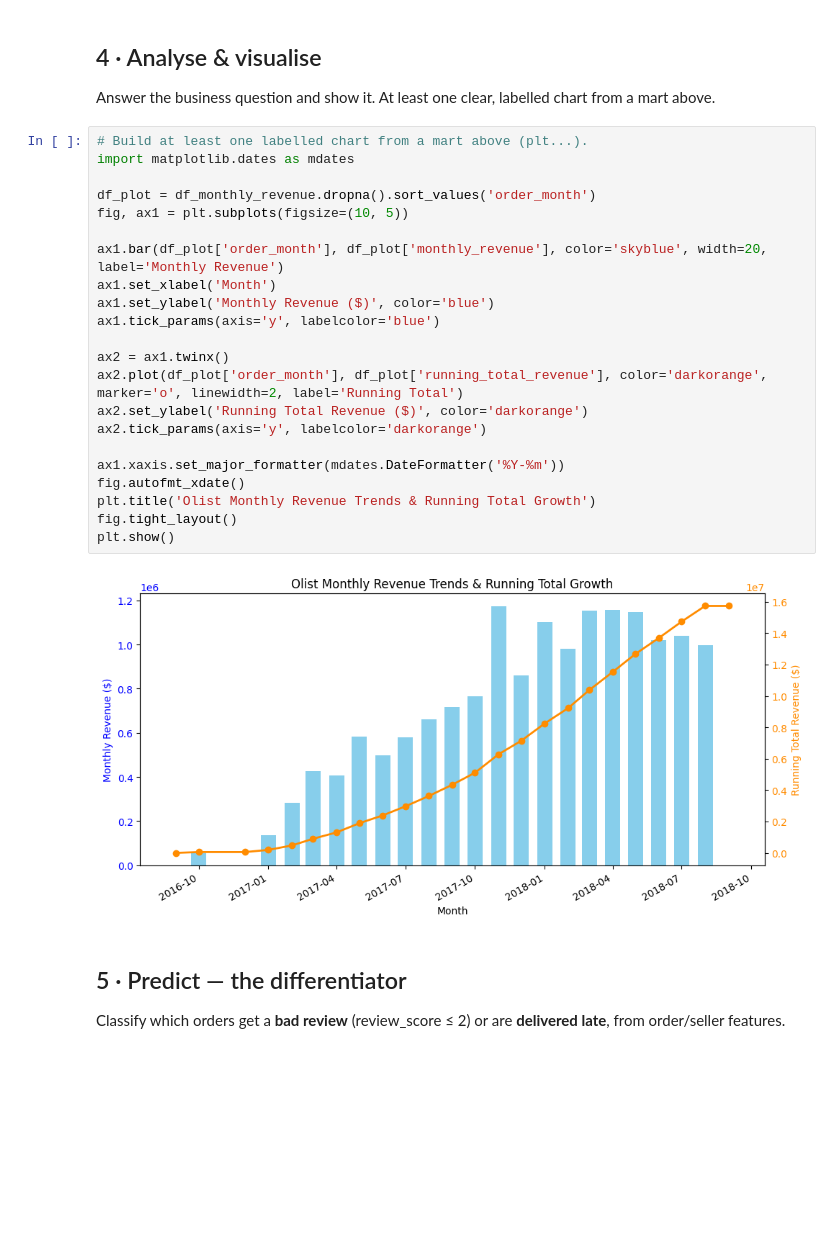
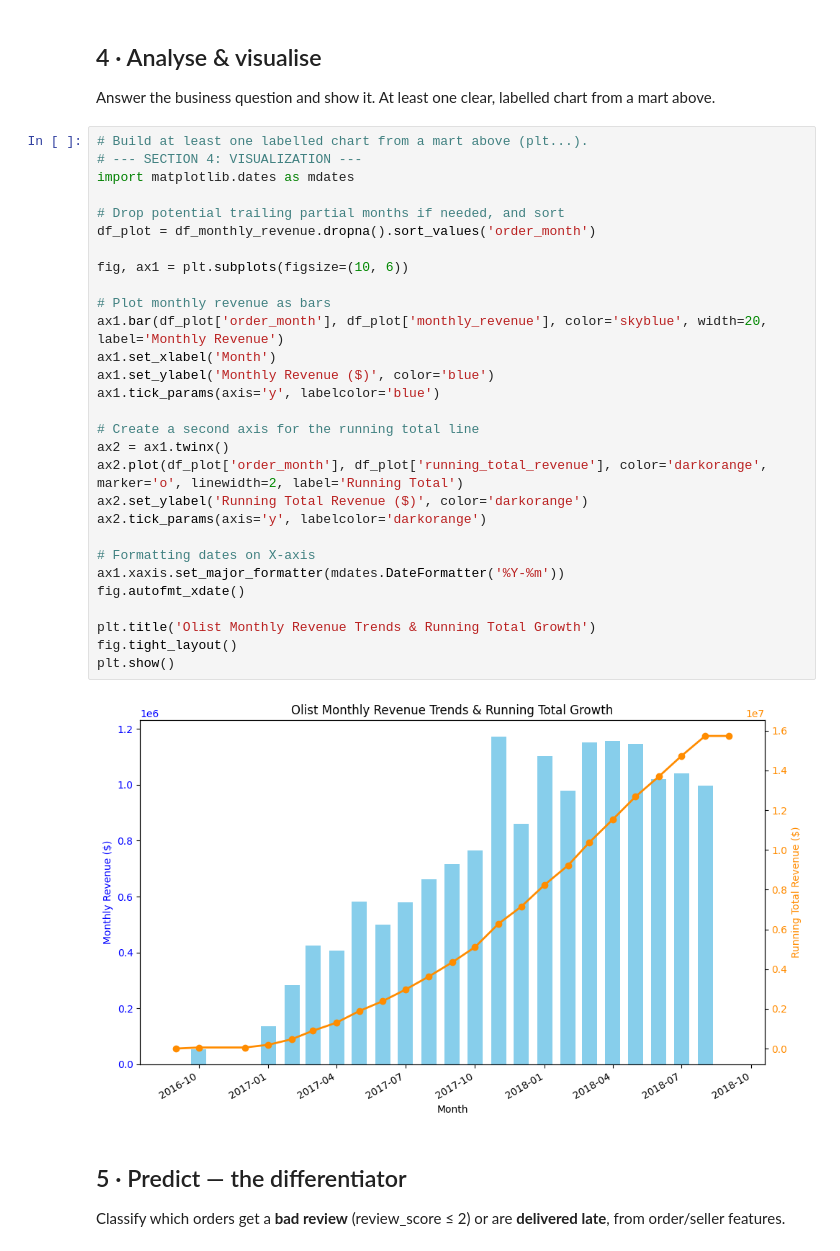
Before and after one commit to Ernestina-OwusuAnsah/olist-ecommence-analytics-group6, a Jupyter notebook: 01_ecommerce_olist_STARTER.ipynb, the cells around one changed output. Saved outputs shown, nothing was run; the diff lists cells and outputs as text; blank space fills up the shorter version.

```diff
--- a/01_ecommerce_olist_STARTER.ipynb
+++ b/01_ecommerce_olist_STARTER.ipynb
@@ -206,28 +209,35 @@ display(df_customer_tiers.head())
 Answer the business question and show it. At least one clear, labelled chart from a mart above.
 # %%
 # Build at least one labelled chart from a mart above (plt...).
+# --- SECTION 4: VISUALIZATION ---
 import matplotlib.dates as mdates
 
+# Drop potential trailing partial months if needed, and sort
 df_plot = df_monthly_revenue.dropna().sort_values('order_month')
-fig, ax1 = plt.subplots(figsize=(10, 5))
 
+fig, ax1 = plt.subplots(figsize=(10, 6))
+
+# Plot monthly revenue as bars
 ax1.bar(df_plot['order_month'], df_plot['monthly_revenue'], color='skyblue', width=20, label='Monthly Revenue')
 ax1.set_xlabel('Month')
 ax1.set_ylabel('Monthly Revenue ($)', color='blue')
 ax1.tick_params(axis='y', labelcolor='blue')
 
+# Create a second axis for the running total line
 ax2 = ax1.twinx()
 ax2.plot(df_plot['order_month'], df_plot['running_total_revenue'], color='darkorange', marker='o', linewidth=2, label='Running Total')
 ax2.set_ylabel('Running Total Revenue ($)', color='darkorange')
 ax2.tick_params(axis='y', labelcolor='darkorange')
 
+# Formatting dates on X-axis
 ax1.xaxis.set_major_formatter(mdates.DateFormatter('%Y-%m'))
 fig.autofmt_xdate()
+
 plt.title('Olist Monthly Revenue Trends & Running Total Growth')
 fig.tight_layout()
 plt.show()
 # %% [output]
-[figure, old version]
+[figure, new version]
 # %% [markdown]
 ## 5 · Predict — the differentiator
 Classify which orders get a **bad review** (review_score ≤ 2) or are **delivered late**, from order/seller features.
```
Also changed, not shown: parts of 14 cells of this notebook.
